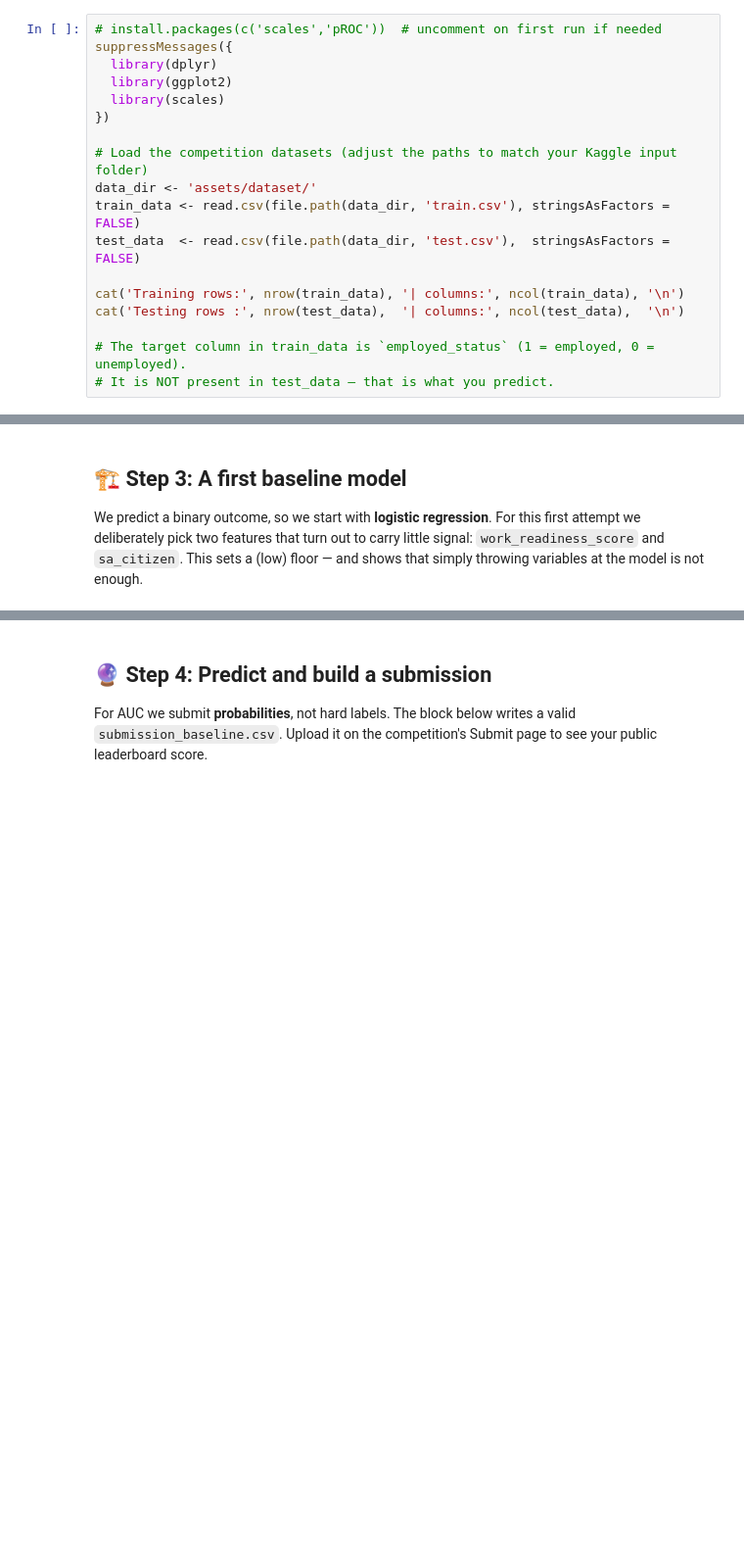
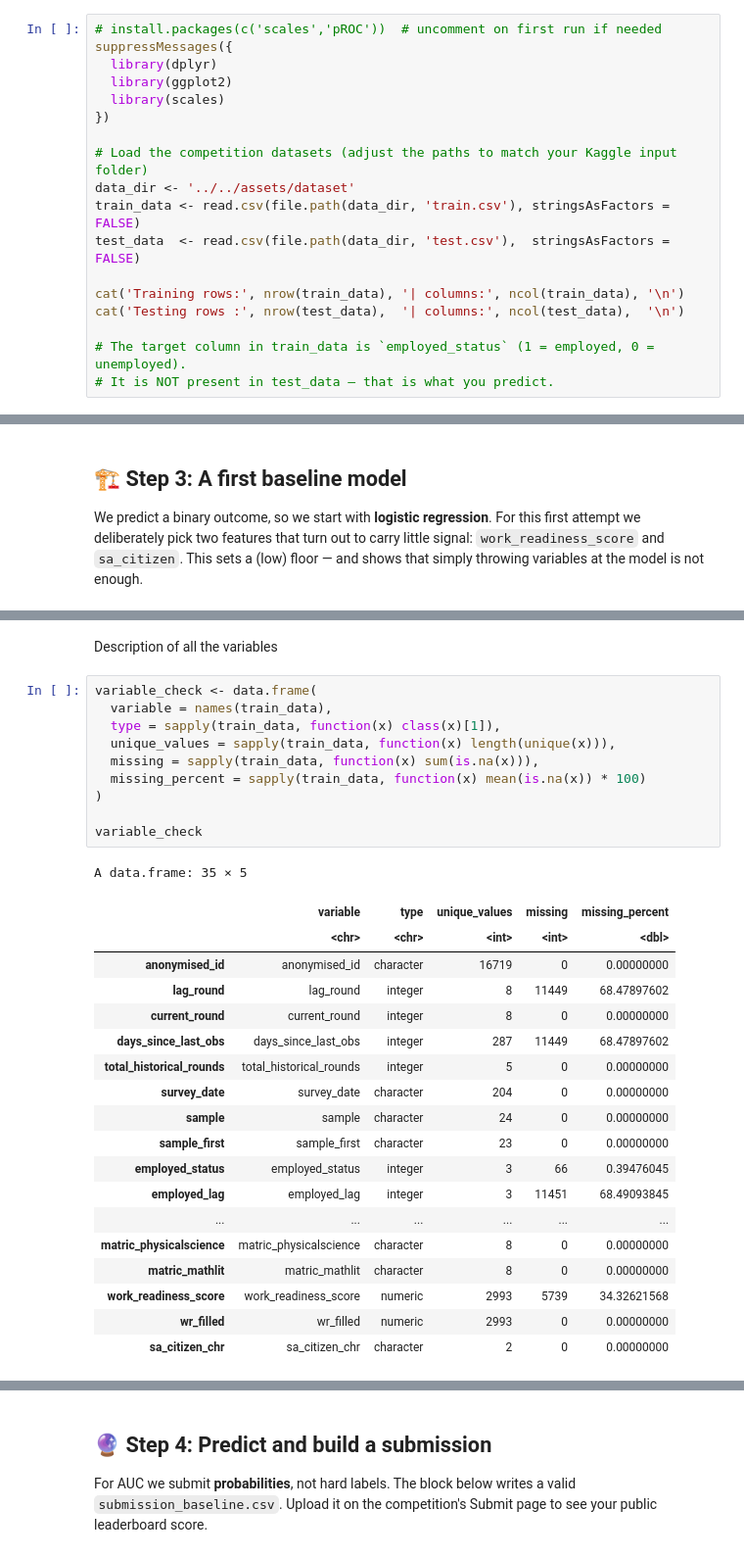
Before and after one commit to entisaar-elfadl/PI_Hackathon_MercMinds, a Jupyter notebook: docs/notebooks/Starter_R.ipynb, the cells around one changed output, grey strips where cells are left out. Shown at 98% size. Cells and saved outputs as stored; diff of their text form; blank space fills up the shorter version.

```diff
--- a/docs/notebooks/Starter_R.ipynb
+++ b/docs/notebooks/Starter_R.ipynb
@@ -15,7 +15,7 @@ suppressMessages({
 })
 
 # Load the competition datasets (adjust the paths to match your Kaggle input folder)
-data_dir <- 'assets/dataset/'
+data_dir <- '../../assets/dataset'
 train_data <- read.csv(file.path(data_dir, 'train.csv'), stringsAsFactors = FALSE)
 test_data  <- read.csv(file.path(data_dir, 'test.csv'),  stringsAsFactors = FALSE)
 
@@ -191,0 +228,32 @@ summary(baseline_model)
+# %% [markdown]
+Description of all the variables
+# %%
+variable_check <- data.frame(
+  variable = names(train_data),
+  type = sapply(train_data, function(x) class(x)[1]),
+  unique_values = sapply(train_data, function(x) length(unique(x))),
+  missing = sapply(train_data, function(x) sum(is.na(x))),
+  missing_percent = sapply(train_data, function(x) mean(is.na(x)) * 100)
+)
+
+variable_check
+# %% [output]
+A data.frame: 35 × 5
+|  | variable | type | unique_values | missing | missing_percent |
+|  | <chr> | <chr> | <int> | <int> | <dbl> |
+| anonymised_id | anonymised_id | character | 16719 | 0 | 0.00000000 |
+| lag_round | lag_round | integer | 8 | 11449 | 68.47897602 |
+| current_round | current_round | integer | 8 | 0 | 0.00000000 |
+| days_since_last_obs | days_since_last_obs | integer | 287 | 11449 | 68.47897602 |
+| total_historical_rounds | total_historical_rounds | integer | 5 | 0 | 0.00000000 |
+| survey_date | survey_date | character | 204 | 0 | 0.00000000 |
+| sample | sample | character | 24 | 0 | 0.00000000 |
+| sample_first | sample_first | character | 23 | 0 | 0.00000000 |
+| employed_status | employed_status | integer | 3 | 66 | 0.39476045 |
+| employed_lag | employed_lag | integer | 3 | 11451 | 68.49093845 |
+| ... | ... | ... | ... | ... | ... |
+| matric_physicalscience | matric_physicalscience | character | 8 | 0 | 0.00000000 |
+| matric_mathlit | matric_mathlit | character | 8 | 0 | 0.00000000 |
+| work_readiness_score | work_readiness_score | numeric | 2993 | 5739 | 34.32621568 |
+| wr_filled | wr_filled | numeric | 2993 | 0 | 0.00000000 |
+| sa_citizen_chr | sa_citizen_chr | character | 2 | 0 | 0.00000000 |
```
Also changed, not shown: parts of 14 cells of this notebook.
